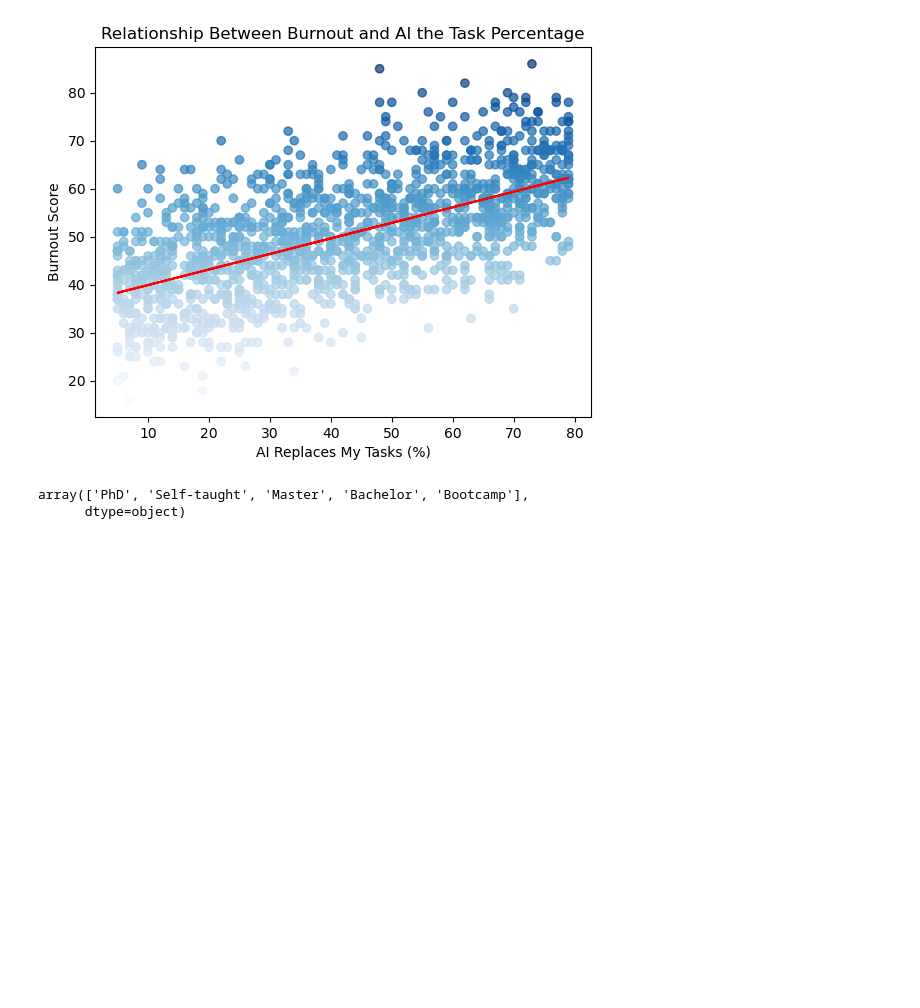
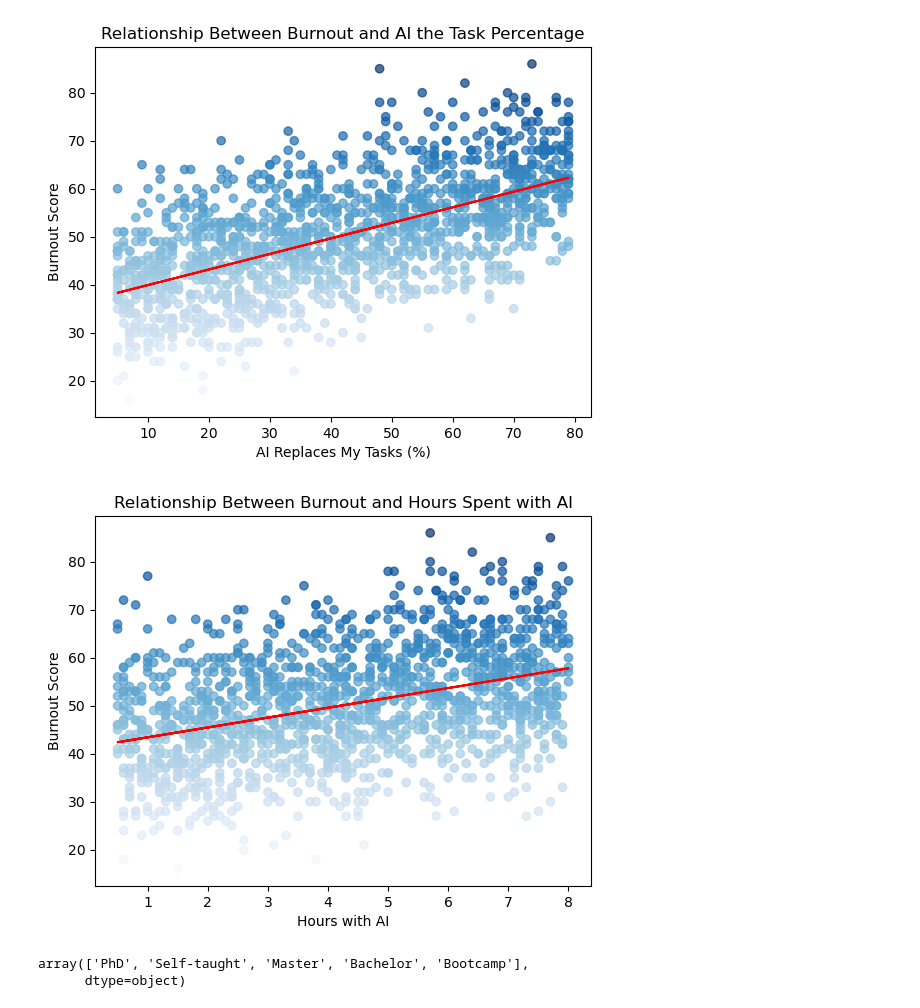
Before and after one commit to noctican/10-MuhammadArsyadSetiawan-CandraAndikaPutra, a Jupyter notebook: FindDataset.ipynb, the cells around one changed output. Drawn from its saved outputs; the diff is of its cells as text; code cells hidden in the pictures; blank space fills up the shorter version.

Commit message:
eh nambah 1 scatter plotnya

```diff
--- a/FindDataset.ipynb
+++ b/FindDataset.ipynb
@@ -305,6 +305,26 @@ plt.title("Relationship Between Burnout and AI the Task Percentage")
 plt.show()
 # %% [output]
 [figure]
+# %%
+y = df['burnout_score']
+x = df['hours_with_ai_assistance_daily']
+
+plt.scatter(x, y, c=y, cmap='Blues', alpha=0.7)
+
+# membuat garis regresi linear
+m, b = np.polyfit(x, y, 1)
+plt.plot(x, m*x + b, color='red')
+
+# label sumbu
+plt.ylabel("Burnout Score")
+plt.xlabel("Hours with AI")
+
+# judul (opsional)
+plt.title("Relationship Between Burnout and Hours Spent with AI")
+
+plt.show()
+# %% [output]
+[figure, added]
 # %%
 df['education_level'].unique()
 # %% [output]
```
